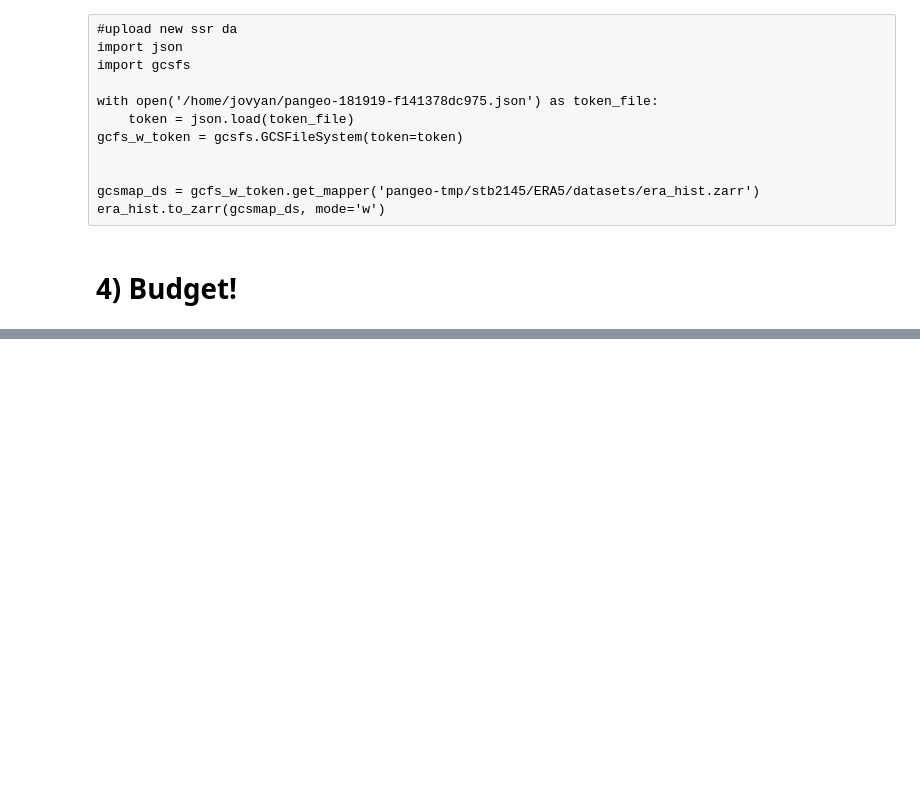
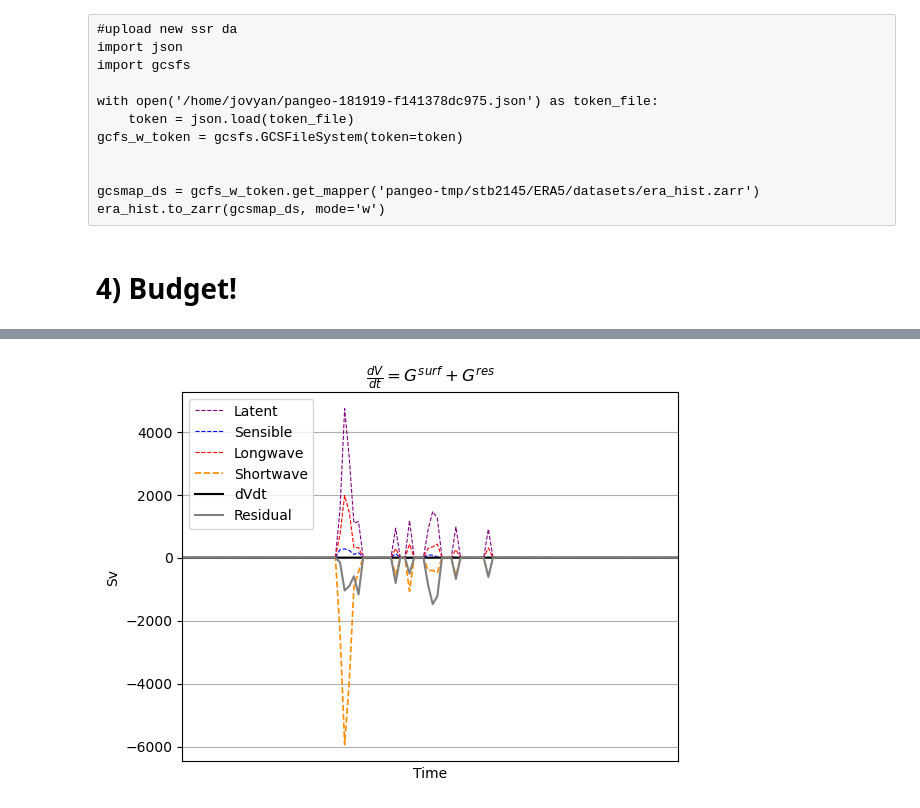
Before and after one commit to shanicetbailey/MHW-gfdl, a Jupyter notebook: 06-wmt-budget.ipynb, the cells around one changed output, grey strips where cells are left out. Drawn from its saved outputs; the diff is of its cells as text; code cells hidden in the pictures; blank space fills up the shorter version.

Commit message:
plotted wmt budget, ticks not showing in plot

```diff
--- a/06-wmt-budget.ipynb
+++ b/06-wmt-budget.ipynb
@@ -860,8 +860,6 @@ era_hist.to_zarr(gcsmap_ds, mode='w')
 # %% [markdown]
 # 4) Budget!
 # %%
-dVdt = xr.open_dataset('budget-terms/dVdt_hist_method.nc')
+lhs = xr.open_dataset('budget-terms/dVdt_hist_method.nc')
 era_hist = xr.open_dataset('budget-terms/era_hist.nc')
+rhs = era_hist.isel(time=slice(1, None))
-# %%
-lhs = dVdt.sel(theta_bin=slice(34,20))
-rhs = era_hist.sel(theta_bin=slice(20, 34.9))
@@ -890,0 +889,32 @@ Data variables:
+# %%
+isotherm = 31.8
+one_plt_era = (rhs.sel(theta_bin=isotherm, method='nearest') / 1e6)
+one_plt_dVdt = (lhs.histogram_theta.sel(theta_bin=isotherm, method='nearest') / 1e6)
+residual = one_plt_dVdt - one_plt_era.to_array().sum('variable')
+# %%
+time_slice = dict(time=slice('2006-06-15', '2006-09-30'))
+ticks = [one_plt_dVdt.time[i].values for i in [164, 180, 194, 211, 225, 242, 256]]
+tick_labels = ['June 15', 'July', 'July 15', 'Aug', 'Aug 15', 'Sept', 'Sept 15']
+ax = plt.axes()
+
+one_plt_era.omega_slhf.sel(**time_slice).plot(label='Latent', color='purple', linestyle='dashed', linewidth=0.8)
+one_plt_era.omega_sshf.sel(**time_slice).plot(label='Sensible', color='blue', linestyle='dashed', linewidth=0.8)
+one_plt_era.omega_str.sel(**time_slice).plot(label='Longwave', color='red', linestyle='dashed', linewidth=0.8)
+one_plt_era.omega_ssrz.sel(**time_slice).plot(label='Shortwave', color='darkorange', linestyle='dashed', linewidth=1.2)
+one_plt_dVdt.sel(**time_slice).plot(label='dVdt', color='k')
+residual.sel(**time_slice).plot(label='Residual', color='grey')
+plt.legend(loc='upper left')
+#plt.ylim(-30, 60)
+plt.ylabel('Sv')
+ax.set_xticks(ticks)
+ax.set_xticklabels(tick_labels)
+plt.xlabel('Time')
+plt.grid()
+t1 = dict(time='2006-06-15', method='nearest')
+t2 = dict(time='2006-09-30', method='nearest')
+plt.xlim(one_plt_era.time.sel(**t1), one_plt_era.time.sel(**t2))
+plt.title(r'$\frac{dV}{dt} = G^{surf} + G^{res}$');
+#plt.savefig('paper-figs/era/budget.pdf')
+#plt.suptitle('ERA');
+# %% [output]
+[figure, added]
```
Also changed, not shown: parts of 4 cells of this notebook.
